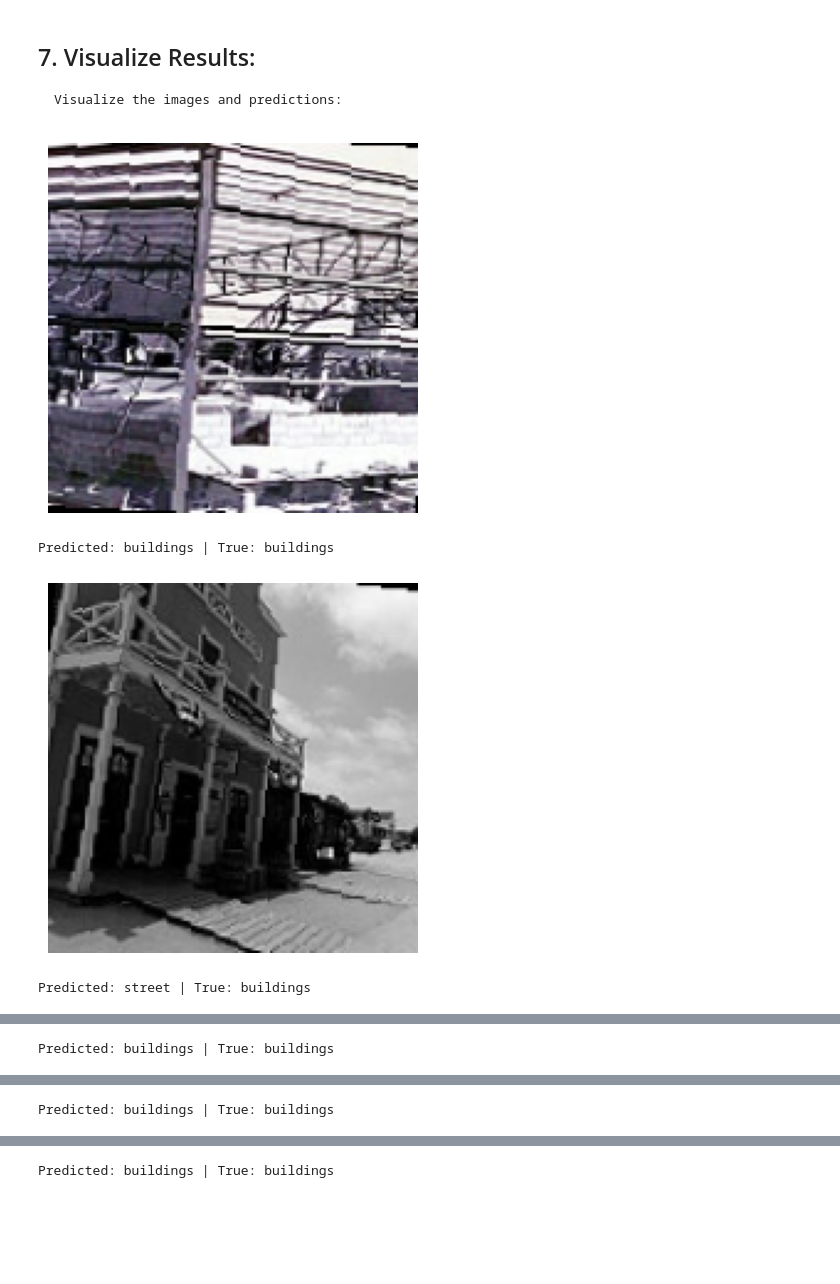
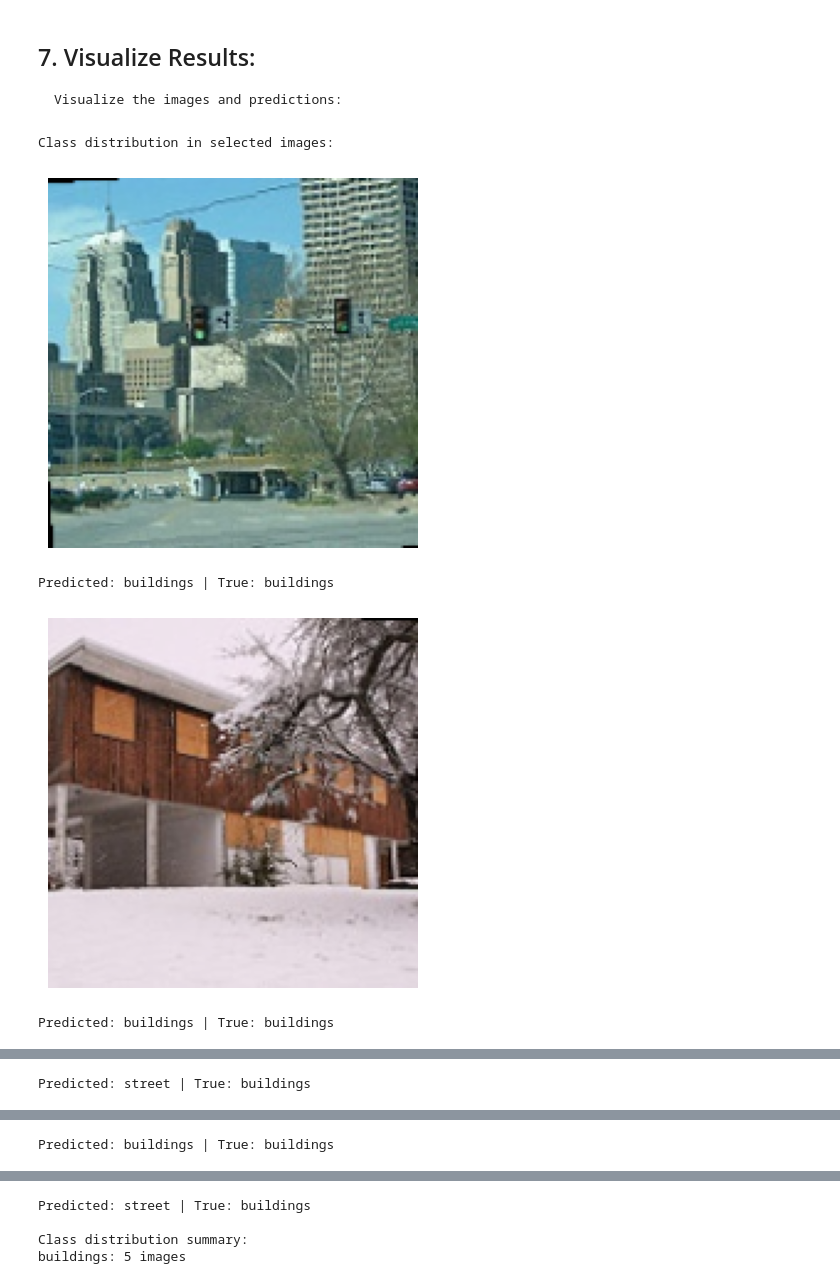
Before and after one commit to fadiz911/Image_Place_classification, a Jupyter notebook: Image_Classification.ipynb, the cells around one changed output, grey strips where cells are left out. Drawn from its saved outputs; the diff is of its cells as text; code cells hidden in the pictures; blank space fills up the shorter version.

```diff
--- a/Image_Classification.ipynb
+++ b/Image_Classification.ipynb
@@ -202,28 +218,41 @@ weighted avg       0.88      0.87      0.86      3000
 # %%
 # Define helper function to display images
 import numpy as np
 def imshow(img):
     img = img.permute(1, 2, 0).numpy()
     img = img * np.array([0.229, 0.224, 0.225]) + np.array([0.485, 0.456, 0.406])  # Unnormalize
     img = np.clip(img, 0, 1)
     plt.imshow(img)
     plt.axis('off')
     plt.show()
 
 # Test one batch
 images, labels = next(iter(test_loader))
 outputs = model(images.to(device))
 _, preds = torch.max(outputs, 1)
 
+# Set a random seed based on current time to ensure different selections each time
+import time
+torch.manual_seed(int(time.time()))
+
 # Generate 5 random indices
 random_indices = torch.randperm(len(images))[:5]
 
-# Visualize 5 random images
+# Visualize 5 random images with class distribution
+print("Class distribution in selected images:")
+class_counts = {}
 for i in random_indices:
+    class_name = train_dataset.classes[labels[i]]
+    class_counts[class_name] = class_counts.get(class_name, 0) + 1
     imshow(images[i])
-    print(f'Predicted: {train_dataset.classes[preds[i]]} | True: {train_dataset.classes[labels[i]]}')
+    print(f'Predicted: {train_dataset.classes[preds[i]]} | True: {class_name}')
+
+print("\nClass distribution summary:")
+for class_name, count in class_counts.items():
+    print(f"{class_name}: {count} images")
 # %% [output]
+Class distribution in selected images:
-[figure, old version]
+[figure, new version]
-Predicted: buildings | True: buildings
+Predicted: buildings | True: buildings
-[figure, old version]
+[figure, new version]
-Predicted: street | True: buildings
+Predicted: buildings | True: buildings
@@ -231 +260 @@ Predicted: street | True: buildings
-Predicted: buildings | True: buildings
+Predicted: street | True: buildings
@@ -233 +262 @@ Predicted: buildings | True: buildings
-Predicted: buildings | True: buildings
+Predicted: buildings | True: buildings
@@ -235 +264,4 @@ Predicted: buildings | True: buildings
-Predicted: buildings | True: buildings
+Predicted: street | True: buildings
+
+Class distribution summary:
+buildings: 5 images
```
Also changed, not shown: parts of 4 cells of this notebook.
